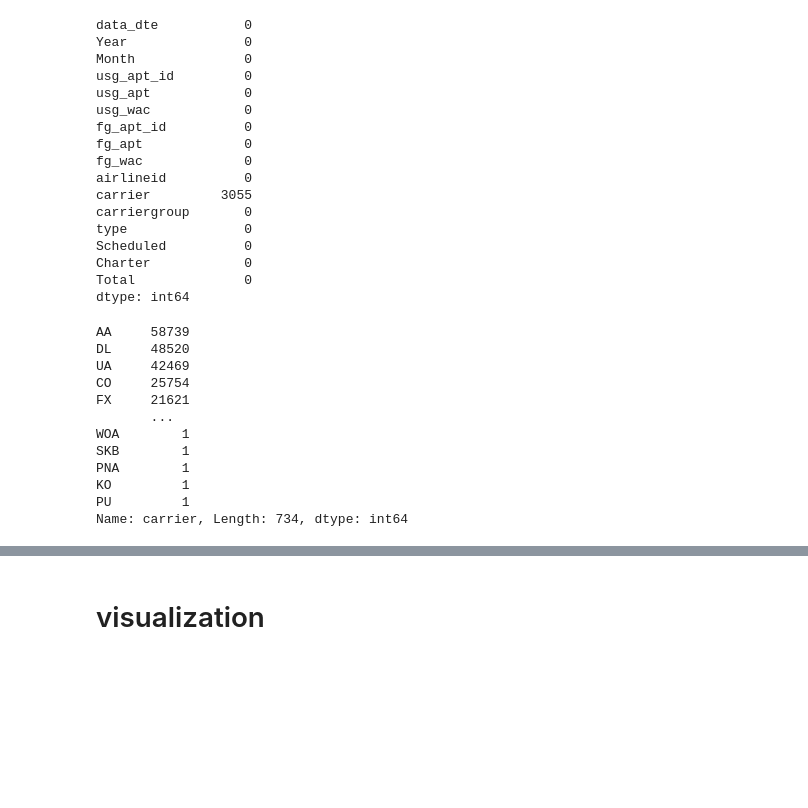
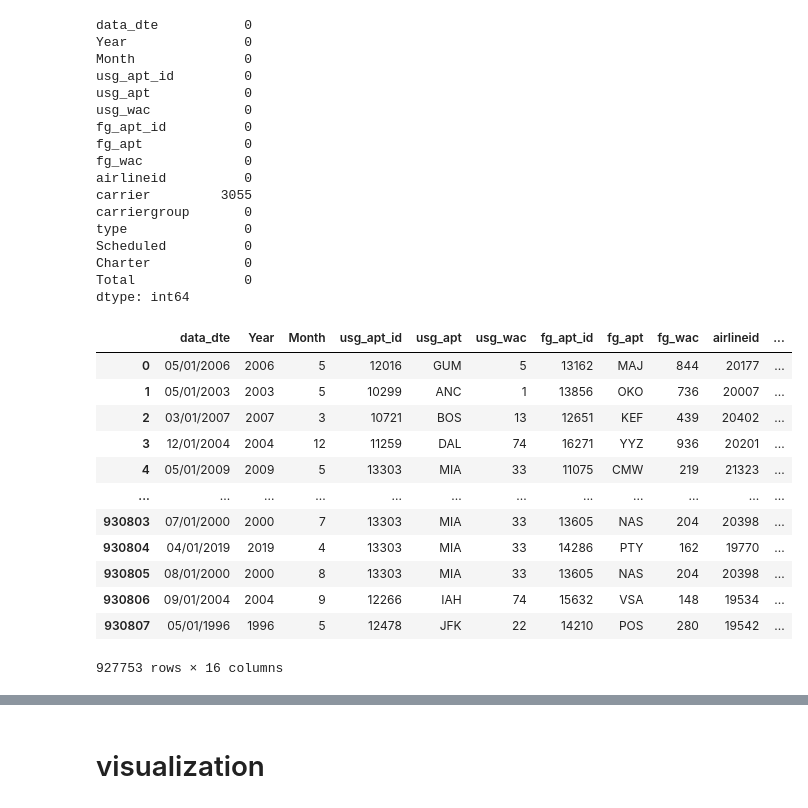
Before and after one commit to 0ArwaSaad0/EDA, a Jupyter notebook: EDA.ipynb, the cells around one changed output, grey strips where cells are left out. Drawn from its saved outputs; the diff is of its cells as text; code cells hidden in the pictures; blank space fills up the shorter version.

```diff
--- a/EDA.ipynb
+++ b/EDA.ipynb
@@ -107,17 +107,18 @@ Charter            0
 Total              0
 dtype: int64
 # %%
-df['carrier'].value_counts()
+df.dropna()
 # %% [output]
+|  | data_dte | Year | Month | usg_apt_id | usg_apt | usg_wac | fg_apt_id | fg_apt | fg_wac | airlineid | ... |
+| 0 | 05/01/2006 | 2006 | 5 | 12016 | GUM | 5 | 13162 | MAJ | 844 | 20177 | ... |
+| 1 | 05/01/2003 | 2003 | 5 | 10299 | ANC | 1 | 13856 | OKO | 736 | 20007 | ... |
+| 2 | 03/01/2007 | 2007 | 3 | 10721 | BOS | 13 | 12651 | KEF | 439 | 20402 | ... |
+| 3 | 12/01/2004 | 2004 | 12 | 11259 | DAL | 74 | 16271 | YYZ | 936 | 20201 | ... |
+| 4 | 05/01/2009 | 2009 | 5 | 13303 | MIA | 33 | 11075 | CMW | 219 | 21323 | ... |
+| ... | ... | ... | ... | ... | ... | ... | ... | ... | ... | ... | ... |
+| 930803 | 07/01/2000 | 2000 | 7 | 13303 | MIA | 33 | 13605 | NAS | 204 | 20398 | ... |
+| 930804 | 04/01/2019 | 2019 | 4 | 13303 | MIA | 33 | 14286 | PTY | 162 | 19770 | ... |
+| 930805 | 08/01/2000 | 2000 | 8 | 13303 | MIA | 33 | 13605 | NAS | 204 | 20398 | ... |
+| 930806 | 09/01/2004 | 2004 | 9 | 12266 | IAH | 74 | 15632 | VSA | 148 | 19534 | ... |
+| 930807 | 05/01/1996 | 1996 | 5 | 12478 | JFK | 22 | 14210 | POS | 280 | 19542 | ... |
-AA     58739
-DL     48520
-UA     42469
-CO     25754
-FX     21621
-       ...
-WOA        1
-SKB        1
-PNA        1
-KO         1
-PU         1
-Name: carrier, Length: 734, dtype: int64
+927753 rows × 16 columns
```
Also changed, not shown: parts of 2 cells of this notebook.
